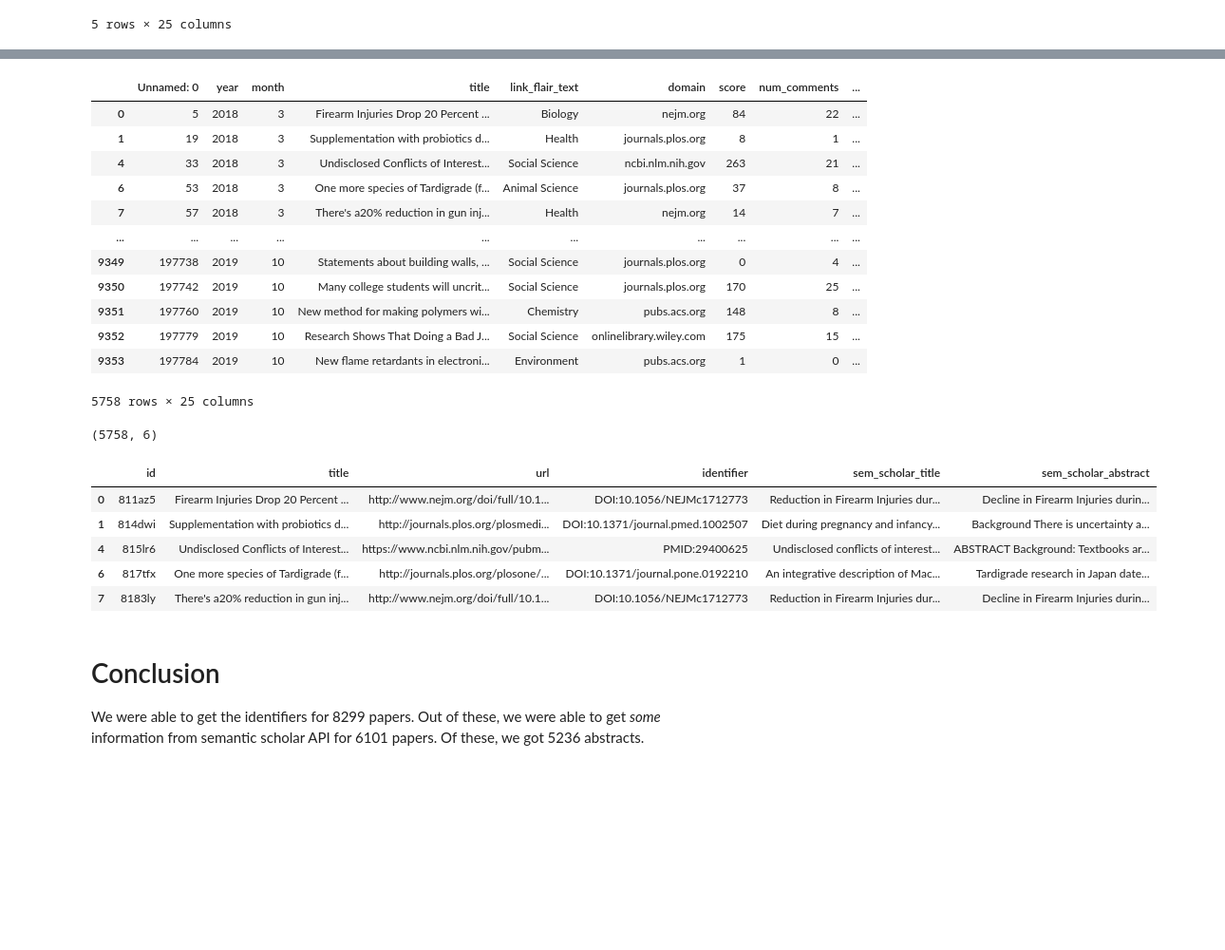
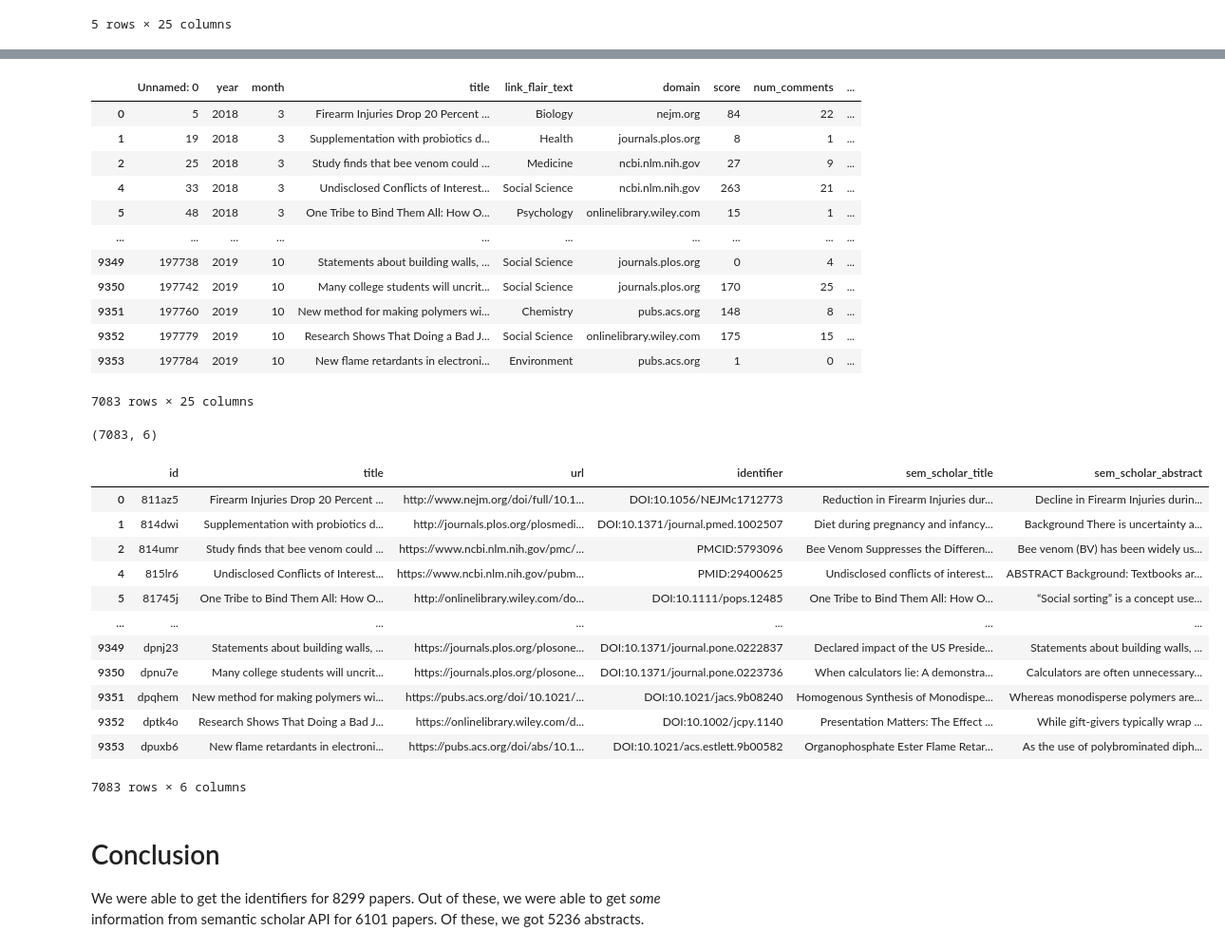
Before and after one commit to vetlewj/algorithmic-media, a Jupyter notebook: semantic_scholar/get_abstracts_from_sem_scholar.ipynb, the cells around one changed output, grey strips where cells are left out. Shown at 95% size. Drawn from its saved outputs; the diff is of its cells as text; code cells hidden in the pictures; blank space fills up the shorter version.

Commit message:
update get identifiers and get abstracts

```diff
--- a/semantic_scholar/get_abstracts_from_sem_scholar.ipynb
+++ b/semantic_scholar/get_abstracts_from_sem_scholar.ipynb
@@ -78,33 +95,40 @@ inp_df.head()
 # %%
 # if sem scholar title or abstract is nan or text is "nan", then remove that row
-inp_df = inp_df[(~inp_df['sem_scholar_title'].isnull()) & (inp_df['sem_scholar_title'] != 'nan')]
-inp_df = inp_df[(~inp_df['sem_scholar_abstract'].isnull()) & (inp_df['sem_scholar_abstract'] != 'nan')]
+out_df = inp_df[(~inp_df['sem_scholar_title'].isnull()) & (inp_df['sem_scholar_title'] != 'nan')]
+out_df = out_df[(~out_df['sem_scholar_abstract'].isnull()) & (out_df['sem_scholar_abstract'] != 'nan')]
 
-inp_df
+out_df
 # %% [output]
 |  | Unnamed: 0 | year | month | title | link_flair_text | domain | score | num_comments | ... |
 | 0 | 5 | 2018 | 3 | Firearm Injuries Drop 20 Percent ... | Biology | nejm.org | 84 | 22 | ... |
 | 1 | 19 | 2018 | 3 | Supplementation with probiotics d... | Health | journals.plos.org | 8 | 1 | ... |
+| 2 | 25 | 2018 | 3 | Study finds that bee venom could ... | Medicine | ncbi.nlm.nih.gov | 27 | 9 | ... |
 | 4 | 33 | 2018 | 3 | Undisclosed Conflicts of Interest... | Social Science | ncbi.nlm.nih.gov | 263 | 21 | ... |
-| 6 | 53 | 2018 | 3 | One more species of Tardigrade (f... | Animal Science | journals.plos.org | 37 | 8 | ... |
-| 7 | 57 | 2018 | 3 | There's a20% reduction in gun inj... | Health | nejm.org | 14 | 7 | ... |
+| 5 | 48 | 2018 | 3 | One Tribe to Bind Them All: How O... | Psychology | onlinelibrary.wiley.com | 15 | 1 | ... |
 | ... | ... | ... | ... | ... | ... | ... | ... | ... | ... |
 | 9349 | 197738 | 2019 | 10 | Statements about building walls, ... | Social Science | journals.plos.org | 0 | 4 | ... |
 | 9350 | 197742 | 2019 | 10 | Many college students will uncrit... | Social Science | journals.plos.org | 170 | 25 | ... |
 | 9351 | 197760 | 2019 | 10 | New method for making polymers wi... | Chemistry | pubs.acs.org | 148 | 8 | ... |
 | 9352 | 197779 | 2019 | 10 | Research Shows That Doing a Bad J... | Social Science | onlinelibrary.wiley.com | 175 | 15 | ... |
 | 9353 | 197784 | 2019 | 10 | New flame retardants in electroni... | Environment | pubs.acs.org | 1 | 0 | ... |
-5758 rows × 25 columns
+7083 rows × 25 columns
 # %%
-inp_df = inp_df[['id', 'title', 'url', 'identifier', 'sem_scholar_title', 'sem_scholar_abstract']]
-print(inp_df.shape)
-inp_df.head()
+out_df = out_df[['id', 'title', 'url', 'identifier', 'sem_scholar_title', 'sem_scholar_abstract']]
+print(out_df.shape)
+out_df
 # %% [output]
-(5758, 6)
+(7083, 6)
 |  | id | title | url | identifier | sem_scholar_title | sem_scholar_abstract |
 | 0 | 811az5 | Firearm Injuries Drop 20 Percent ... | http://www.nejm.org/doi/full/10.1... | DOI:10.1056/NEJMc1712773 | Reduction in Firearm Injuries dur... | Decline in Firearm Injuries durin... |
 | 1 | 814dwi | Supplementation with probiotics d... | http://journals.plos.org/plosmedi... | DOI:10.1371/journal.pmed.1002507 | Diet during pregnancy and infancy... | Background There is uncertainty a... |
+| 2 | 814umr | Study finds that bee venom could ... | https://www.ncbi.nlm.nih.gov/pmc/... | PMCID:5793096 | Bee Venom Suppresses the Differen... | Bee venom (BV) has been widely us... |
 | 4 | 815lr6 | Undisclosed Conflicts of Interest... | https://www.ncbi.nlm.nih.gov/pubm... | PMID:29400625 | Undisclosed conflicts of interest... | ABSTRACT Background: Textbooks ar... |
-| 6 | 817tfx | One more species of Tardigrade (f... | http://journals.plos.org/plosone/... | DOI:10.1371/journal.pone.0192210 | An integrative description of Mac... | Tardigrade research in Japan date... |
-| 7 | 8183ly | There's a20% reduction in gun inj... | http://www.nejm.org/doi/full/10.1... | DOI:10.1056/NEJMc1712773 | Reduction in Firearm Injuries dur... | Decline in Firearm Injuries durin... |
+| 5 | 81745j | One Tribe to Bind Them All: How O... | http://onlinelibrary.wiley.com/do... | DOI:10.1111/pops.12485 | One Tribe to Bind Them All: How O... | “Social sorting” is a concept use... |
+| ... | ... | ... | ... | ... | ... | ... |
+| 9349 | dpnj23 | Statements about building walls, ... | https://journals.plos.org/plosone... | DOI:10.1371/journal.pone.0222837 | Declared impact of the US Preside... | Statements about building walls, ... |
+| 9350 | dpnu7e | Many college students will uncrit... | https://journals.plos.org/plosone... | DOI:10.1371/journal.pone.0223736 | When calculators lie: A demonstra... | Calculators are often unnecessary... |
+| 9351 | dpqhem | New method for making polymers wi... | https://pubs.acs.org/doi/10.1021/... | DOI:10.1021/jacs.9b08240 | Homogenous Synthesis of Monodispe... | Whereas monodisperse polymers are... |
+| 9352 | dptk4o | Research Shows That Doing a Bad J... | https://onlinelibrary.wiley.com/d... | DOI:10.1002/jcpy.1140 | Presentation Matters: The Effect ... | While gift-givers typically wrap ... |
+| 9353 | dpuxb6 | New flame retardants in electroni... | https://pubs.acs.org/doi/abs/10.1... | DOI:10.1021/acs.estlett.9b00582 | Organophosphate Ester Flame Retar... | As the use of polybrominated diph... |
+7083 rows × 6 columns
 # %%
```
Also changed, not shown: parts of 2 cells of this notebook, 1 other file.
